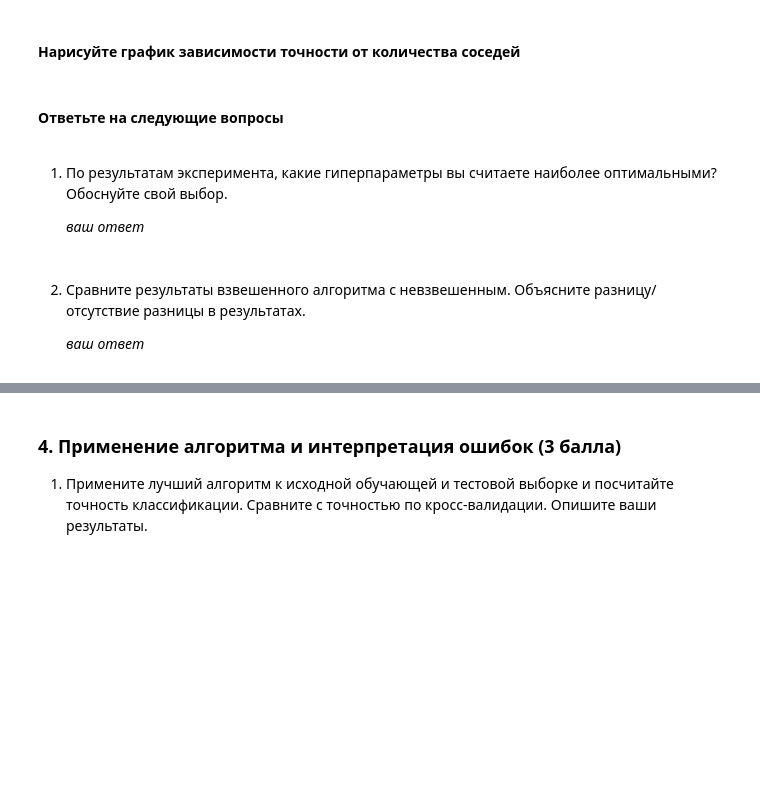
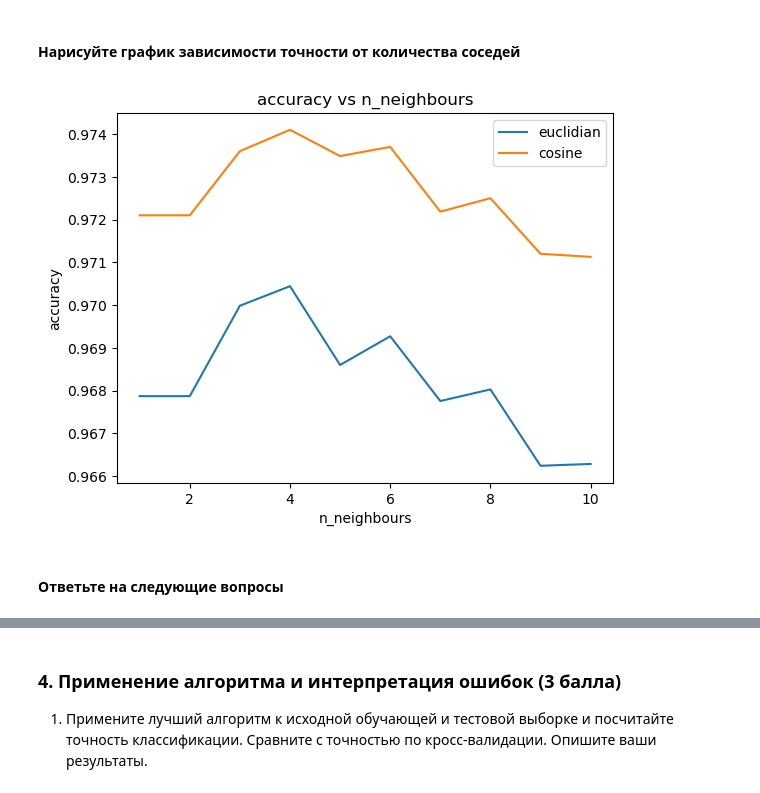
Before and after one commit to grach0v/AI_Masters, a Jupyter notebook: Machine_Learning_1/hw/hw3/main_task.ipynb, the cells around one changed output, grey strips where cells are left out. Saved outputs shown, nothing was run; the diff lists cells and outputs as text; code cells hidden in the pictures; blank space fills up the shorter version.

```diff
--- a/Machine_Learning_1/hw/hw3/main_task.ipynb
+++ b/Machine_Learning_1/hw/hw3/main_task.ipynb
@@ -298,2 +360,24 @@ times = pd.DataFrame(times, columns=['time', 'size', 'algorithm'])
+# %%
+accuracies_euclid = knn_cross_val_score(
+    X=train_X,
+    y=train_y,
+    k_list=k_list,
+    scoring='accuracy',
+    cv=KFold(n_splits=3),
+    batch_size=1000,
+    metric='euclidean',
+    weights='distance'
+)
+
+accuracies_cosine = knn_cross_val_score(
+    X=train_X,
+    y=train_y,
+    k_list=k_list,
+    scoring='accuracy',
+    cv=KFold(n_splits=3),
+    batch_size=1000,
+    metric='cosine',
+    weights='distance'
+)
 # %% [markdown]
 #### Нарисуйте график зависимости точности от количества соседей
@@ -302,10 +384,13 @@ times = pd.DataFrame(times, columns=['time', 'size', 'algorithm'])
+# %%
+plt.title('accuracy vs n_neighbours')
+plt.plot(k_list, [np.mean(accuracies_euclid[k]) for k in k_list], label='euclidian')
+plt.plot(k_list, [np.mean(accuracies_cosine[k]) for k in k_list], label='cosine')
+
+plt.xlabel('n_neighbours')
+plt.ylabel('accuracy')
+plt.legend()
+plt.show()
+# %% [output]
+[figure, added]
 # %% [markdown]
 #### Ответьте на следующие вопросы
-# %% [markdown]
-1. По результатам эксперимента, какие гиперпараметры вы считаете наиболее оптимальными? Обоснуйте свой выбор.
-
-   *ваш ответ*
-# %% [markdown]
-2. Сравните результаты взвешенного алгоритма с невзвешенным. Объясните разницу/отсутствие разницы в результатах.
-
-   *ваш ответ*
```
Also changed, not shown: parts of 29 cells of this notebook.
